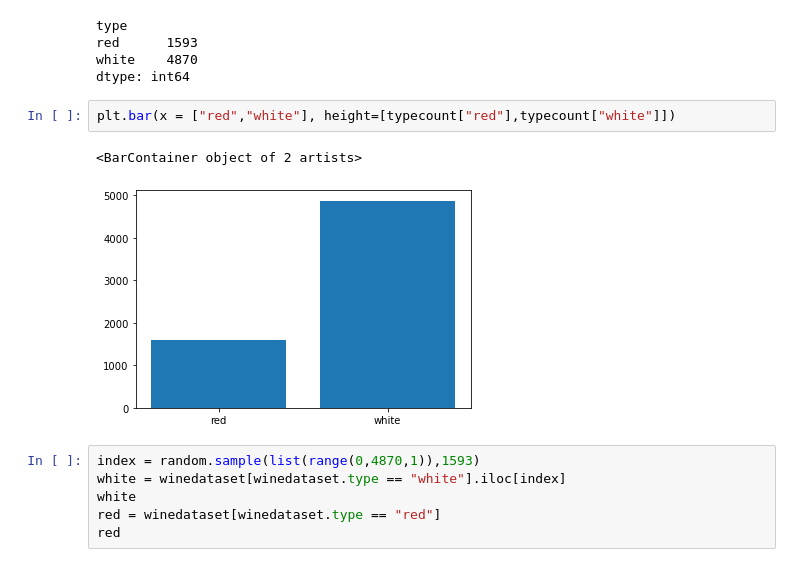
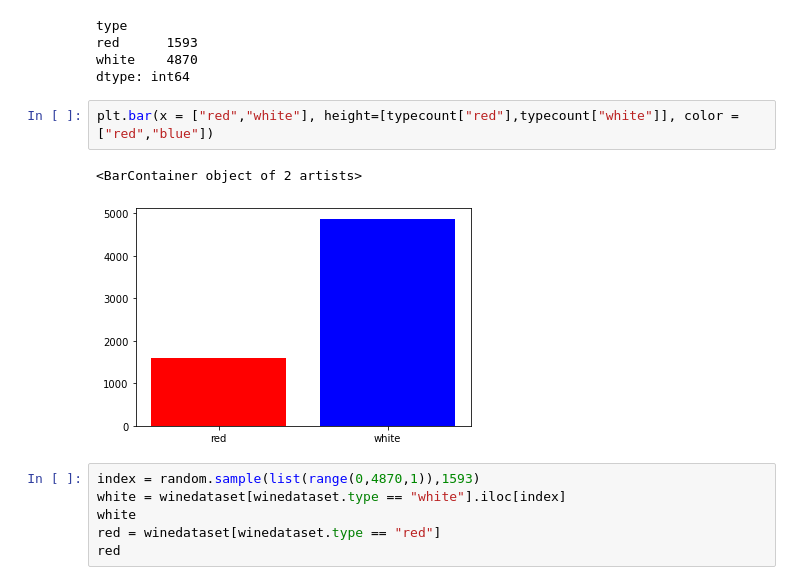
Before and after one commit to harrysyz99/Wine_quality_analysis, a Jupyter notebook: wine_type_prediction.ipynb, the cells around one changed output. Drawn from its saved outputs; the diff is of its cells as text.

```diff
--- a/wine_type_prediction.ipynb
+++ b/wine_type_prediction.ipynb
@@ -49,10 +51,10 @@ red      1593
 white    4870
 dtype: int64
 # %%
-plt.bar(x = ["red","white"], height=[typecount["red"],typecount["white"]])
+plt.bar(x = ["red","white"], height=[typecount["red"],typecount["white"]], color = ["red","blue"])
 # %% [output]
 <BarContainer object of 2 artists>
-[figure, old version]
+[figure, new version]
 # %%
 index = random.sample(list(range(0,4870,1)),1593)
 white = winedataset[winedataset.type == "white"].iloc[index]
```
Also changed, not shown: parts of 54 cells of this notebook.
